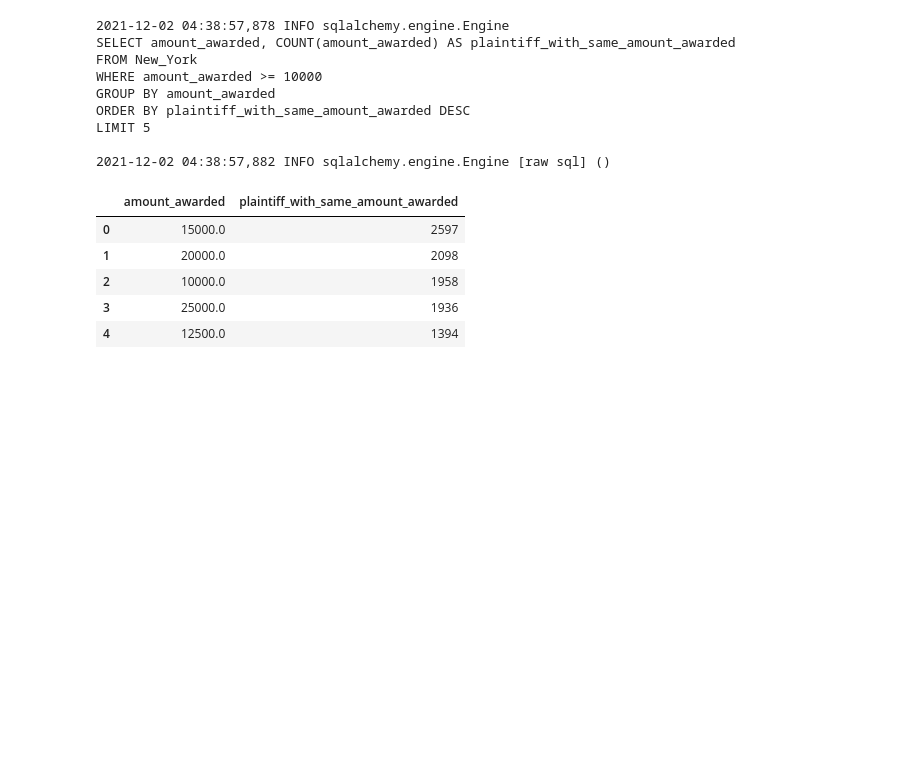
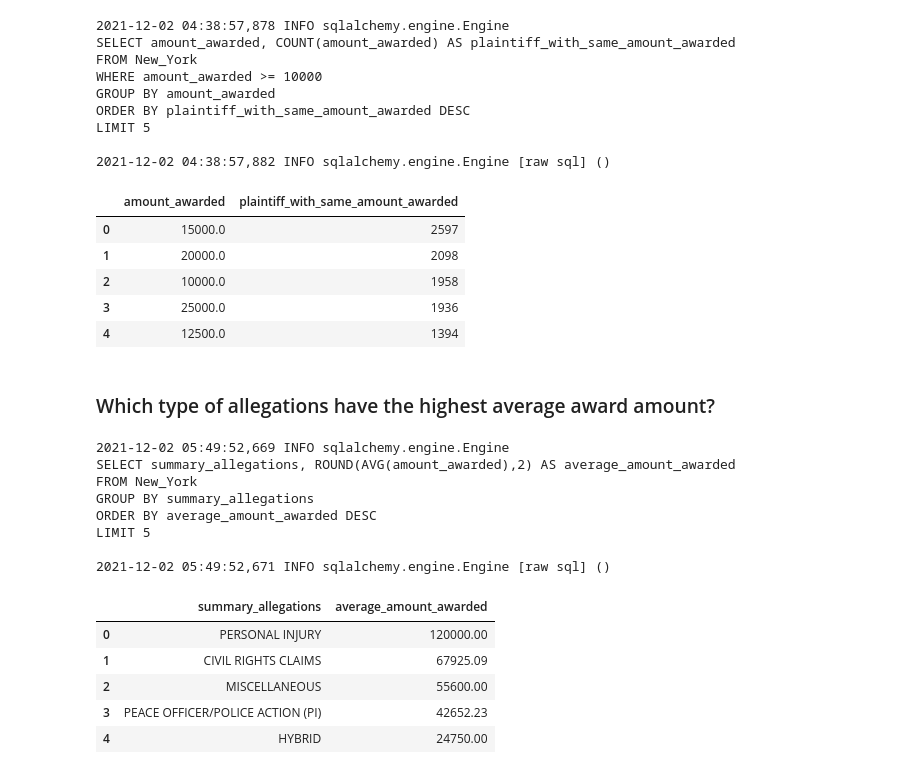
Before and after one commit to Savvy-Slowley/Police-Misconduct, a Jupyter notebook: Police_Misconduct.ipynb, the cells around one changed output. Drawn from its saved outputs; the diff is of its cells as text; code cells hidden in the pictures; blank space fills up the shorter version.

```diff
--- a/Police_Misconduct.ipynb
+++ b/Police_Misconduct.ipynb
@@ -337,13 +331,33 @@ LIMIT 5
 | 2 | 10000.0 | 1958 |
 | 3 | 25000.0 | 1936 |
 | 4 | 12500.0 | 1394 |
+# %% [markdown]
+### Which type of allegations have the highest average award amount?
 # %%
-# My SQL query in this string
+# My SQL query
 sql = """
-SELECT MAX(amount_awarded), plaintiff_name, incident_date, incident_year, closed_date
+SELECT summary_allegations, ROUND(AVG(amount_awarded),2) AS average_amount_awarded
 FROM New_York
+GROUP BY summary_allegations
+ORDER BY average_amount_awarded DESC
+LIMIT 5
 """
 
 # Read the sql query into pandas to view the results
 df = pd.read_sql_query(sql, engine)
 df.head()
+# %% [output]
+2021-12-02 05:49:52,669 INFO sqlalchemy.engine.Engine
+SELECT summary_allegations, ROUND(AVG(amount_awarded),2) AS average_amount_awarded
+FROM New_York
+GROUP BY summary_allegations
+ORDER BY average_amount_awarded DESC
+LIMIT 5
+
+2021-12-02 05:49:52,671 INFO sqlalchemy.engine.Engine [raw sql] ()
+|  | summary_allegations | average_amount_awarded |
+| 0 | PERSONAL INJURY | 120000.00 |
+| 1 | CIVIL RIGHTS CLAIMS | 67925.09 |
+| 2 | MISCELLANEOUS | 55600.00 |
+| 3 | PEACE OFFICER/POLICE ACTION (PI) | 42652.23 |
+| 4 | HYBRID | 24750.00 |
```
Also changed, not shown: parts of 12 cells of this notebook.
